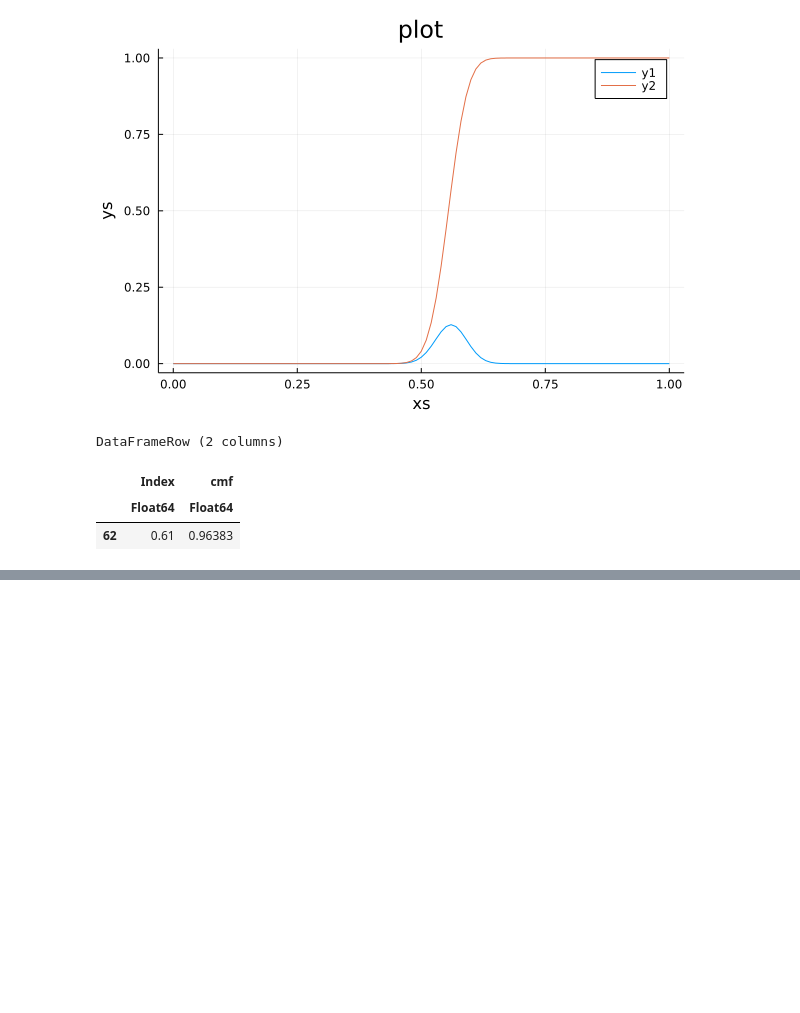
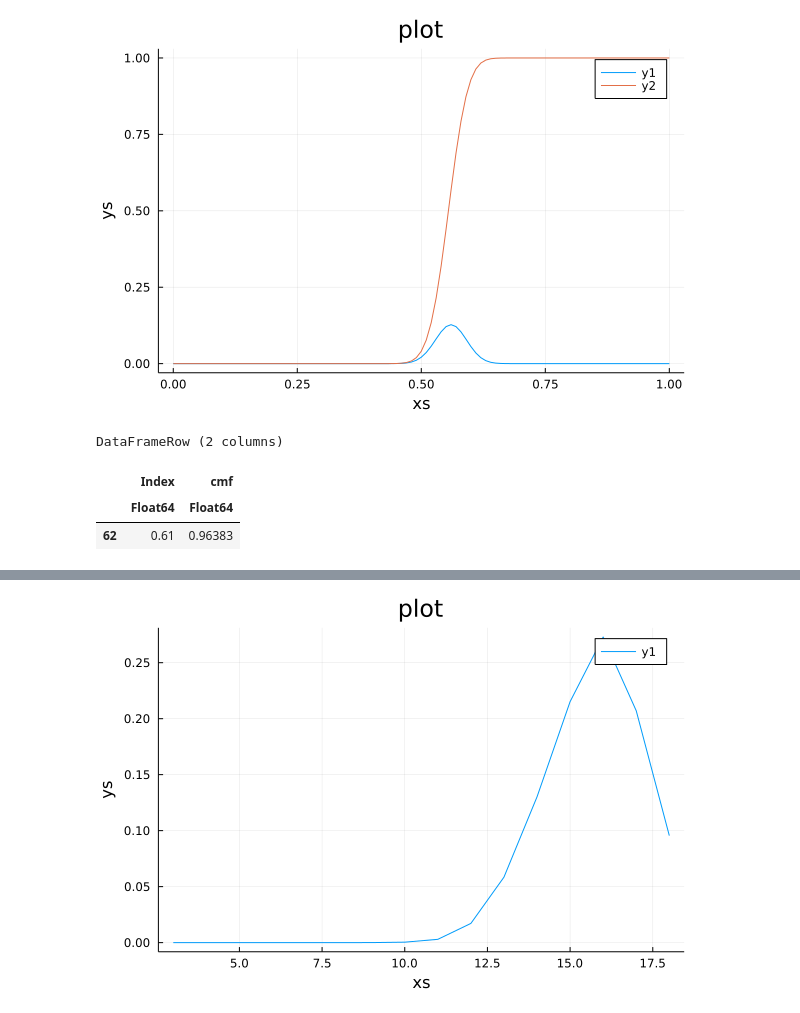
Before and after one commit to bwanab/ThinkBayes.jl, a Jupyter notebook: notebooks/think_bayes_in_julia_chapter_7.ipynb, the cells around one changed output, grey strips where cells are left out. Saved outputs shown, nothing was run; the diff lists cells and outputs as text; code cells hidden in the pictures; blank space fills up the shorter version.

```diff
--- a/notebooks/think_bayes_in_julia_chapter_7.ipynb
+++ b/notebooks/think_bayes_in_julia_chapter_7.ipynb
@@ -52,0 +99,10 @@ interp
+# %%
+cdf_best3 = make_cdf(pmf_best3);
+# %%
+cdf_max6 = cdf_best3^6;
+# %%
+pmf_max6 = make_pdf(cdf_max6);
+# %%
+plot(pmf_max6)
+# %% [output]
+[figure, added]
```
Also changed, not shown: parts of 18 cells of this notebook, 2 other files.
